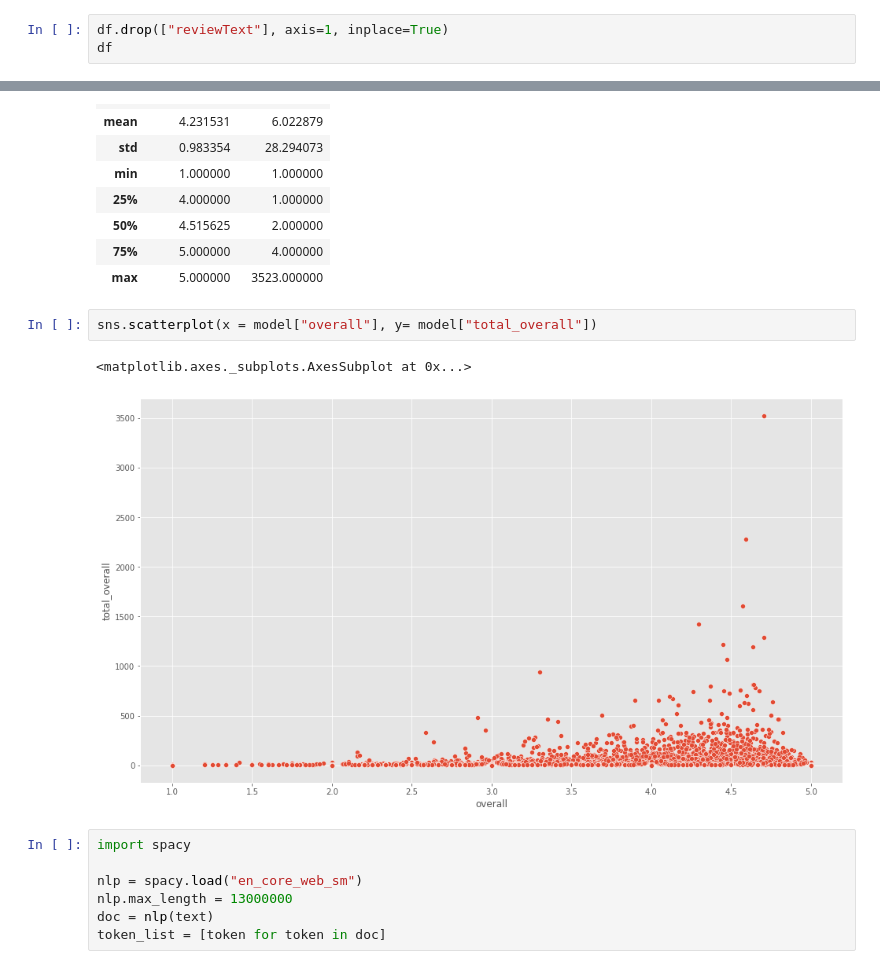
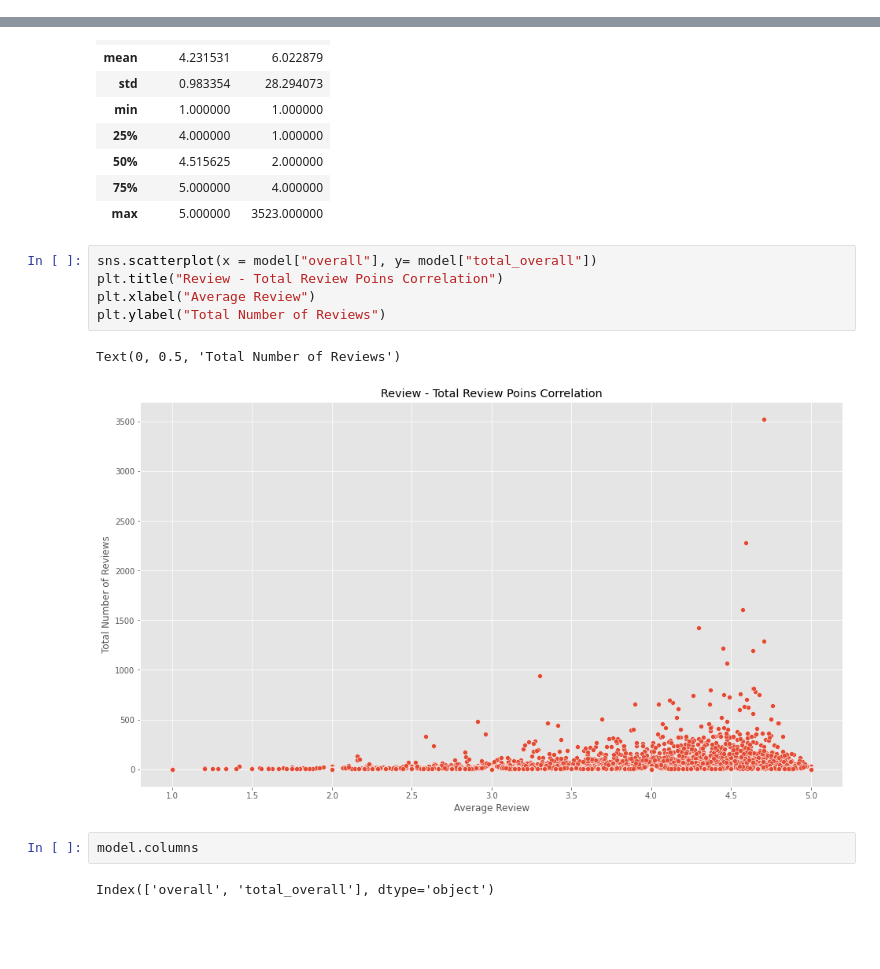
Before and after one commit to XavierCarrera/platzi-master-ml-exercises, a Jupyter notebook: AmazonProducts_RecommendationSystem.ipynb, the cells around one changed output, grey strips where cells are left out. Drawn from its saved outputs; the diff is of its cells as text; blank space fills up the shorter version.

```diff
--- a/AmazonProducts_RecommendationSystem.ipynb
+++ b/AmazonProducts_RecommendationSystem.ipynb
@@ -146,3 +159,0 @@ plt.show()
-# %%
-df.drop(["reviewText"], axis=1, inplace=True)
-df
@@ -195,13 +224,13 @@ model.describe()
 | max | 5.000000 | 3523.000000 |
 # %%
 sns.scatterplot(x = model["overall"], y= model["total_overall"])
+plt.title("Review - Total Review Poins Correlation")
+plt.xlabel("Average Review")
+plt.ylabel("Total Number of Reviews")
 # %% [output]
-<matplotlib.axes._subplots.AxesSubplot at 0x...>
+Text(0, 0.5, 'Total Number of Reviews')
-[figure, old version]
+[figure, new version]
-# %%
-import spacy
-
-nlp = spacy.load("en_core_web_sm")
-nlp.max_length = 13000000
-doc = nlp(text)
-token_list = [token for token in doc]
+# %%
+model.columns
+# %% [output]
+Index(['overall', 'total_overall'], dtype='object')
```
Also changed, not shown: parts of 26 cells of this notebook.
